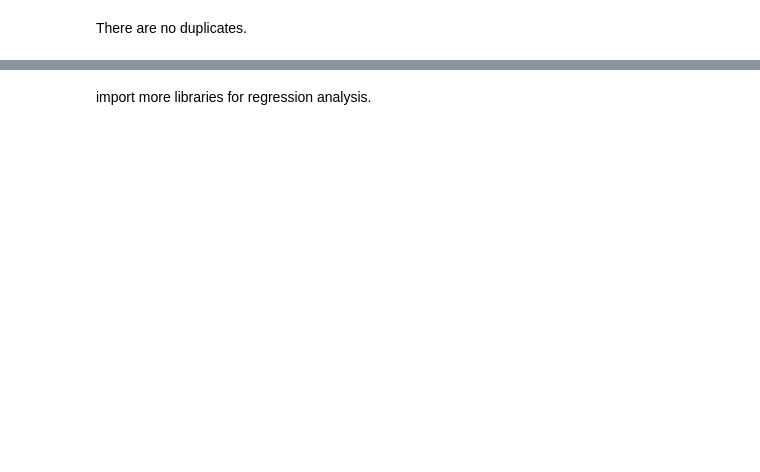
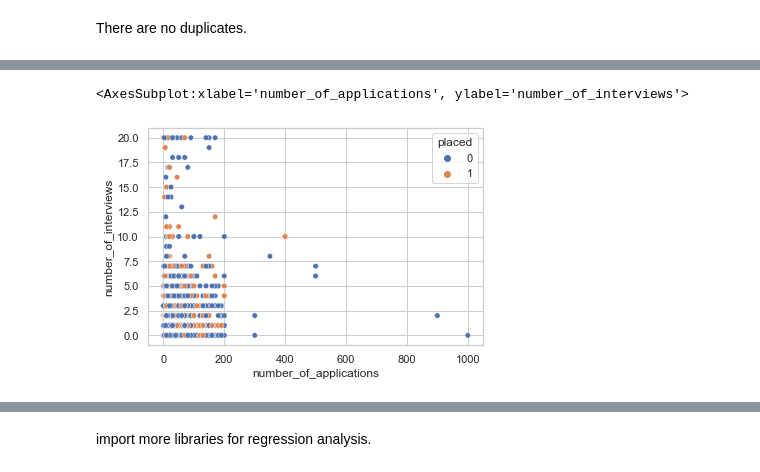
Before and after one commit to samokoye/Machine-Learning, a Jupyter notebook: Pathrise Business Analysis/Data Analysis for Pathrise Company.ipynb, the cells around one changed output, grey strips where cells are left out. Cells and saved outputs as stored; diff of their text form; code cells hidden in the pictures; blank space fills up the shorter version.

```diff
--- a/Pathrise Business Analysis/Data Analysis for Pathrise Company.ipynb
+++ b/Pathrise Business Analysis/Data Analysis for Pathrise Company.ipynb
@@ -167,0 +175,5 @@ There are no duplicates.
+# %%
+ sns.scatterplot(data=df, y="number_of_interviews", x="number_of_applications", hue="placed", s= 30, color=".2")
+# %% [output]
+<AxesSubplot:xlabel='number_of_applications', ylabel='number_of_interviews'>
+[figure, added]
```
Also changed, not shown: parts of 39 cells of this notebook.
